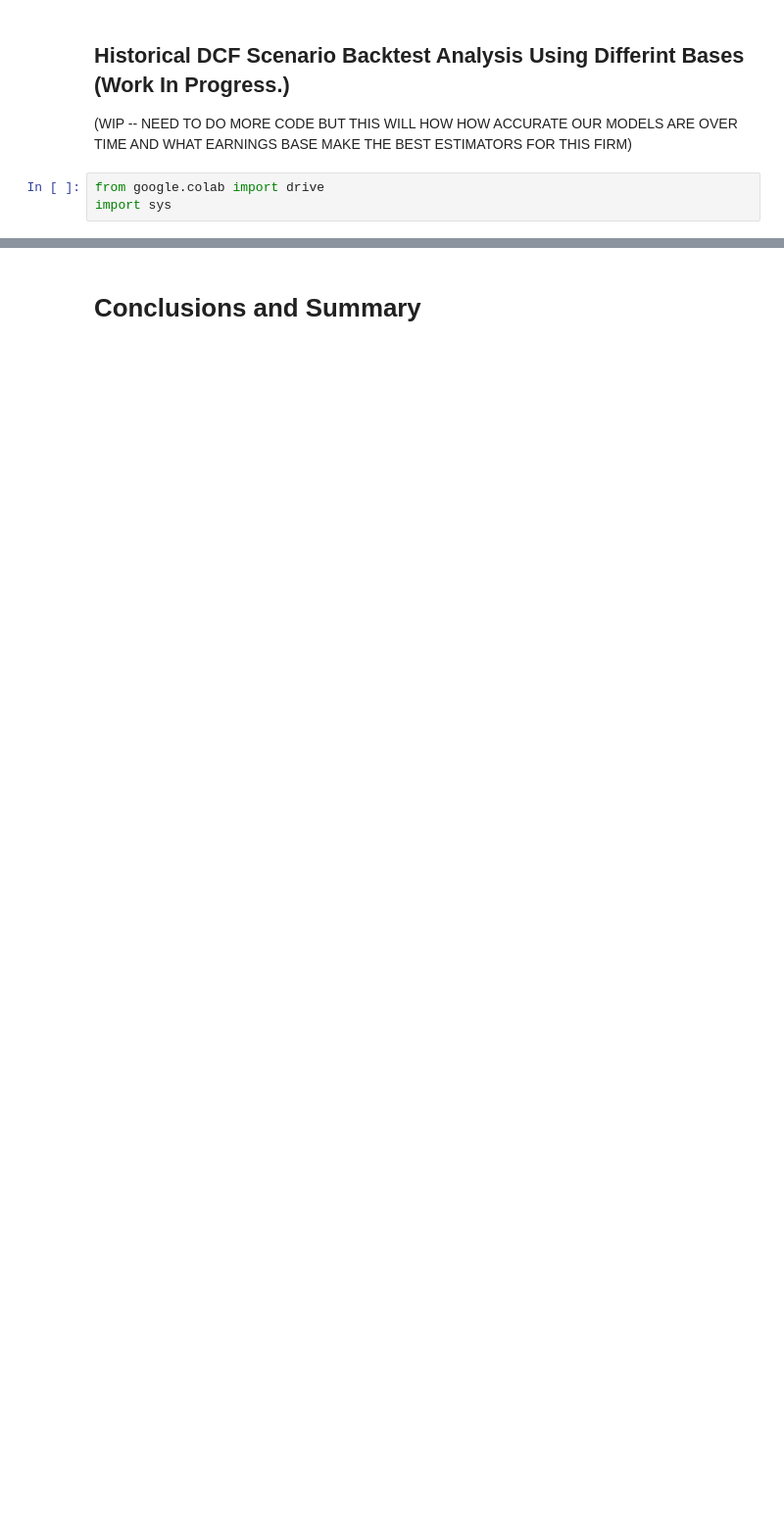
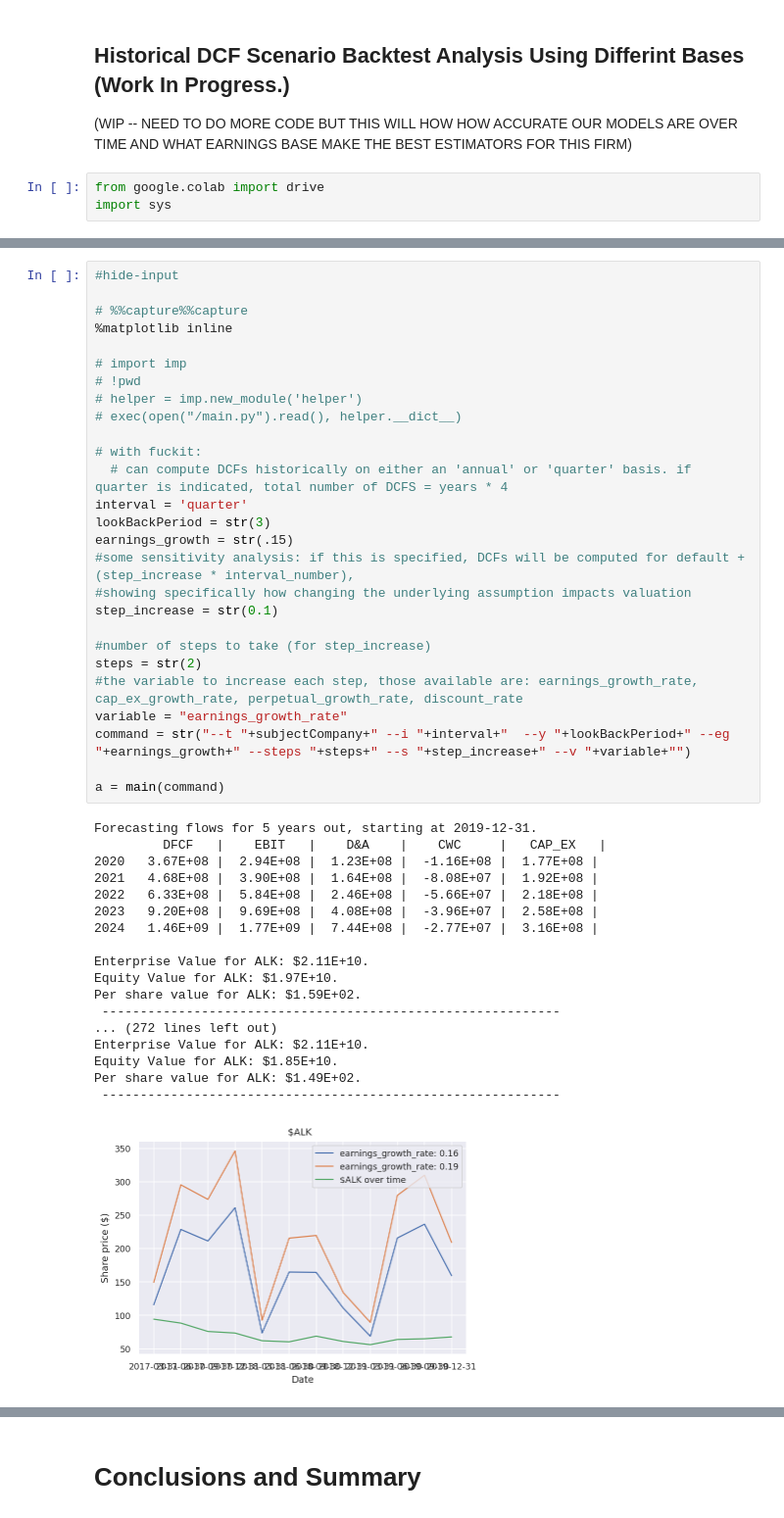
Before and after one commit to random-walks/RFIC-Pitches, a Jupyter notebook: _notebooks/2020-04-29-ALK.ipynb, the cells around one changed output, grey strips where cells are left out. Shown: that part at 98% size. Saved outputs shown, nothing was run; the diff lists cells and outputs as text; blank space fills up the shorter version.

```diff
--- a/_notebooks/2020-04-29-ALK.ipynb
+++ b/_notebooks/2020-04-29-ALK.ipynb
@@ -1393,0 +2043,46 @@ import sys
+# %%
+#hide-input
+
+# %%capture%%capture
+%matplotlib inline
+
+# import imp
+# !pwd
+# helper = imp.new_module('helper')
+# exec(open("/main.py").read(), helper.__dict__)
+
+# with fuckit:
+  #	can compute DCFs historically on either an 'annual' or 'quarter' basis. if quarter is indicated, total number of DCFS = years * 4
+interval = 'quarter'
+lookBackPeriod = str(3)
+earnings_growth = str(.15)
+#some sensitivity analysis: if this is specified, DCFs will be computed for default + (step_increase * interval_number),
+#showing specifically how changing the underlying assumption impacts valuation
+step_increase = str(0.1)
+
+#number of steps to take (for step_increase)
+steps = str(2)
+#the variable to increase each step, those available are: earnings_growth_rate, cap_ex_growth_rate, perpetual_growth_rate, discount_rate
+variable = "earnings_growth_rate"
+command = str("--t "+subjectCompany+" --i "+interval+"  --y "+lookBackPeriod+" --eg "+earnings_growth+" --steps "+steps+" --s "+step_increase+" --v "+variable+"")
+
+a = main(command)
+# %% [output]
+Forecasting flows for 5 years out, starting at 2019-12-31.
+         DFCF   |    EBIT   |    D&A    |    CWC     |   CAP_EX   |
+2020   3.67E+08 |  2.94E+08 |  1.23E+08 |  -1.16E+08 |  1.77E+08 |
+2021   4.68E+08 |  3.90E+08 |  1.64E+08 |  -8.08E+07 |  1.92E+08 |
+2022   6.33E+08 |  5.84E+08 |  2.46E+08 |  -5.66E+07 |  2.18E+08 |
+2023   9.20E+08 |  9.69E+08 |  4.08E+08 |  -3.96E+07 |  2.58E+08 |
+2024   1.46E+09 |  1.77E+09 |  7.44E+08 |  -2.77E+07 |  3.16E+08 |
+
+Enterprise Value for ALK: $2.11E+10.
+Equity Value for ALK: $1.97E+10.
+Per share value for ALK: $1.59E+02.
+ ------------------------------------------------------------
+... (272 lines left out)
+Enterprise Value for ALK: $2.11E+10.
+Equity Value for ALK: $1.85E+10.
+Per share value for ALK: $1.49E+02.
+ ------------------------------------------------------------
+[figure, added]
```
Also changed, not shown: parts of 42 cells of this notebook.
